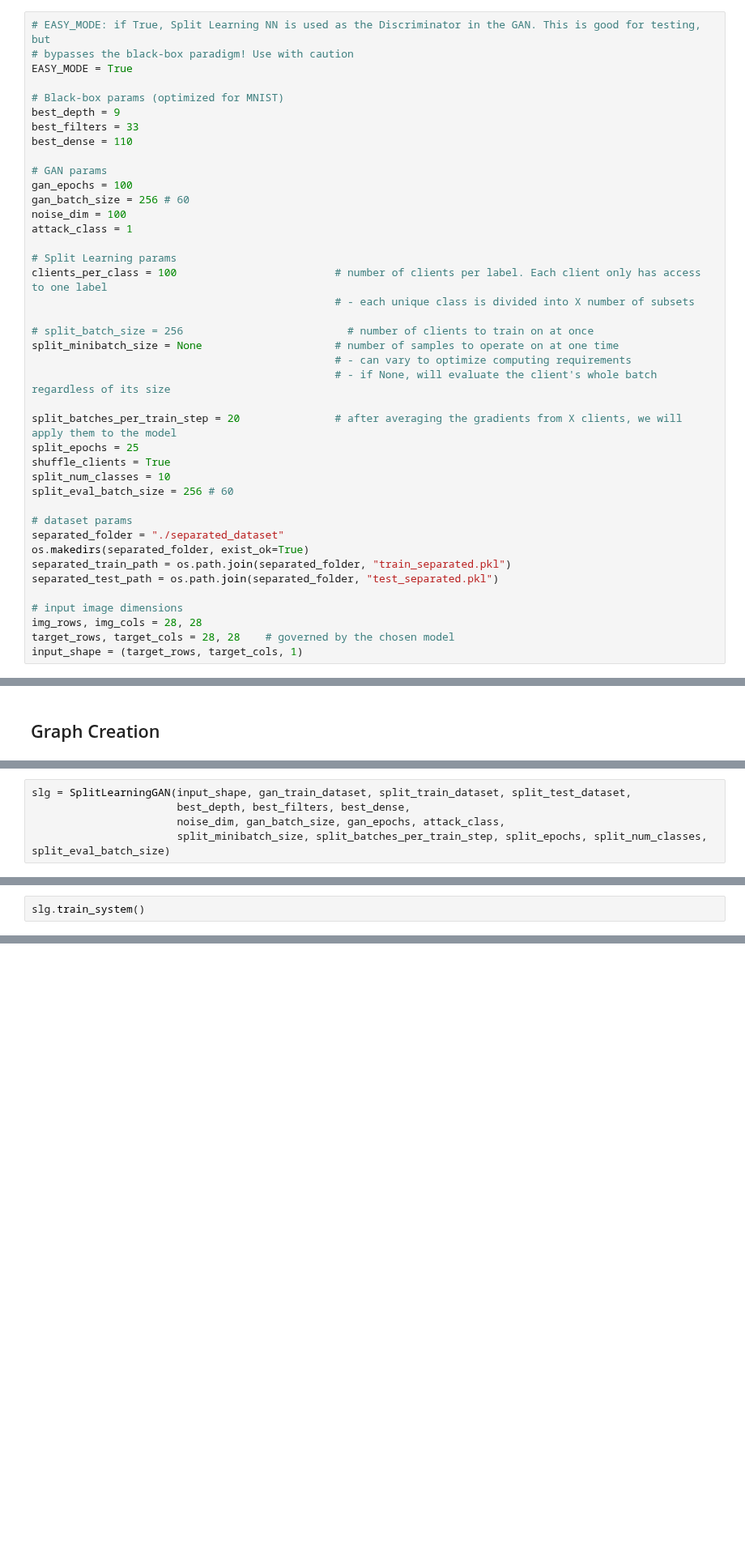
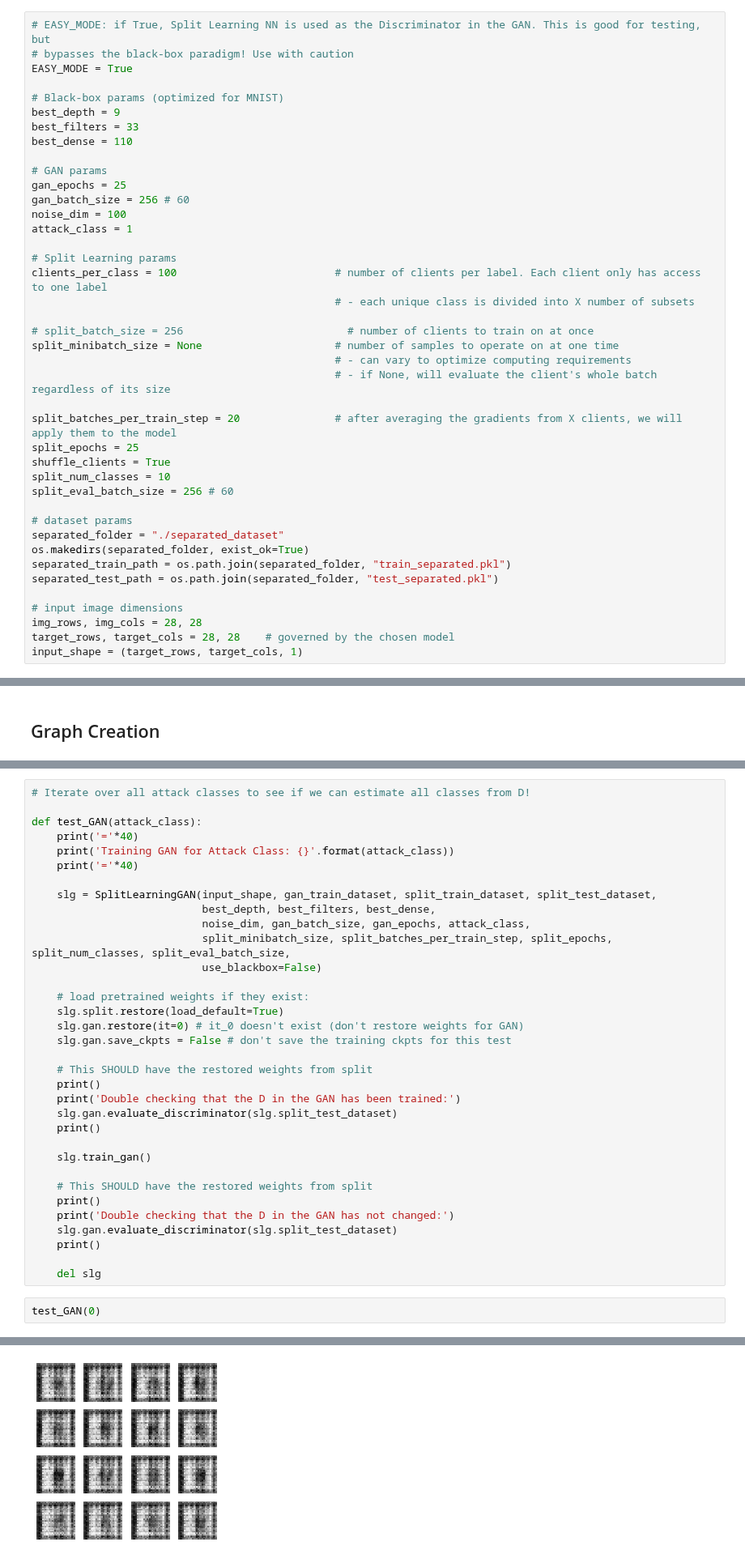
Before and after one commit to jzharris/209AS-Embedded-Security, a Jupyter notebook: main/gan_attack/GAN Attack Simple.ipynb, the cells around one changed output, grey strips where cells are left out. Shown at 81% size. Drawn from its saved outputs; the diff is of its cells as text; blank space fills up the shorter version.

```diff
--- a/main/gan_attack/GAN Attack Simple.ipynb
+++ b/main/gan_attack/GAN Attack Simple.ipynb
@@ -53,7 +53,7 @@ best_filters = 33
 best_dense = 110
 
 # GAN params
-gan_epochs = 100
+gan_epochs = 25
 gan_batch_size = 256 # 60
 noise_dim = 100
 attack_class = 1
@@ -966,5 +981,0 @@ class SplitLearningGAN:
-# %%
-slg = SplitLearningGAN(input_shape, gan_train_dataset, split_train_dataset, split_test_dataset,
-                       best_depth, best_filters, best_dense,
-                       noise_dim, gan_batch_size, gan_epochs, attack_class,
-                       split_minibatch_size, split_batches_per_train_step, split_epochs, split_num_classes, split_eval_batch_size)
@@ -989,2 +981,0 @@ Test Accuracy: 0.762 | Loss: 0.678
-# %%
-slg.train_system()
@@ -1008,0 +982,37 @@ Saved G checkpoint: checkpoints\it_1\generator_checkpoint\ckpt-3
+# %%
+# Iterate over all attack classes to see if we can estimate all classes from D!
+
+def test_GAN(attack_class):
+    print('='*40)
+    print('Training GAN for Attack Class: {}'.format(attack_class))
+    print('='*40)
+
+    slg = SplitLearningGAN(input_shape, gan_train_dataset, split_train_dataset, split_test_dataset,
+                           best_depth, best_filters, best_dense,
+                           noise_dim, gan_batch_size, gan_epochs, attack_class,
+                           split_minibatch_size, split_batches_per_train_step, split_epochs, split_num_classes, split_eval_batch_size,
+                           use_blackbox=False)
+
+    # load pretrained weights if they exist:
+    slg.split.restore(load_default=True)
+    slg.gan.restore(it=0) # it_0 doesn't exist (don't restore weights for GAN)
+    slg.gan.save_ckpts = False # don't save the training ckpts for this test
+
+    # This SHOULD have the restored weights from split
+    print()
+    print('Double checking that the D in the GAN has been trained:')
+    slg.gan.evaluate_discriminator(slg.split_test_dataset)
+    print()
+
+    slg.train_gan()
+
+    # This SHOULD have the restored weights from split
+    print()
+    print('Double checking that the D in the GAN has not changed:')
+    slg.gan.evaluate_discriminator(slg.split_test_dataset)
+    print()
+
+    del slg
+# %%
+test_GAN(0)
+# %% [output]
@@ -1008,0 +1038 @@ Saved G checkpoint: checkpoints\it_1\generator_checkpoint\ckpt-3
+[figure, added]
```
Also changed, not shown: parts of 15 cells of this notebook.
